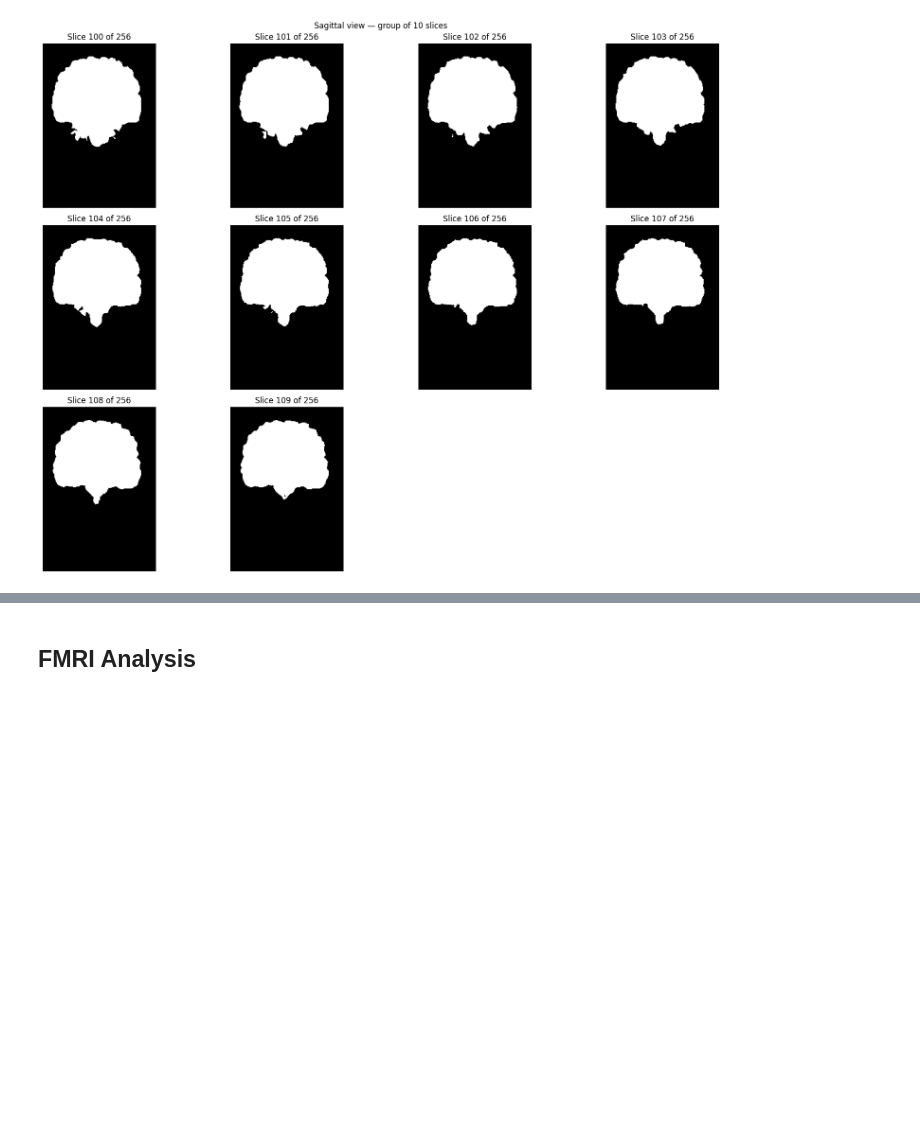
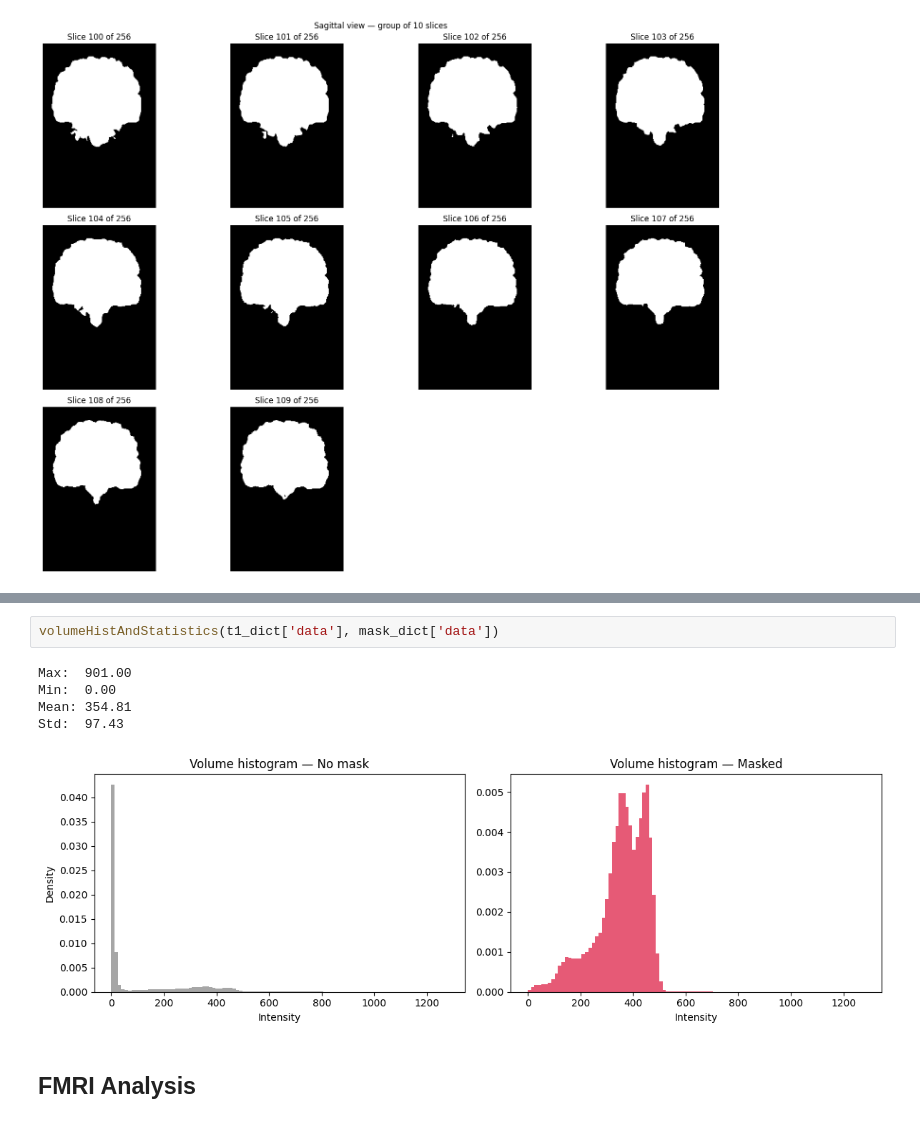
Before and after one commit to tommydelu/MRI-analysis-pipeline, a Jupyter notebook: 0_data_exploration.ipynb, the cells around one changed output, grey strips where cells are left out. Drawn from its saved outputs; the diff is of its cells as text; blank space fills up the shorter version.

```diff
--- a/0_data_exploration.ipynb
+++ b/0_data_exploration.ipynb
@@ -95,3 +104,11 @@ displayGroupOfSlices(mask_dict['data'], count = 10, starting_idx = 100, axis="sa
+# %%
+volumeHistAndStatistics(t1_dict['data'], mask_dict['data'])
+# %% [output]
+Max:  901.00
+Min:  0.00
+Mean: 354.81
+Std:  97.43
+[figure, added]
 # %% [markdown]
 ## FMRI Analysis
 # %%
```
Also changed, not shown: parts of 2 cells of this notebook, 2 other files.
